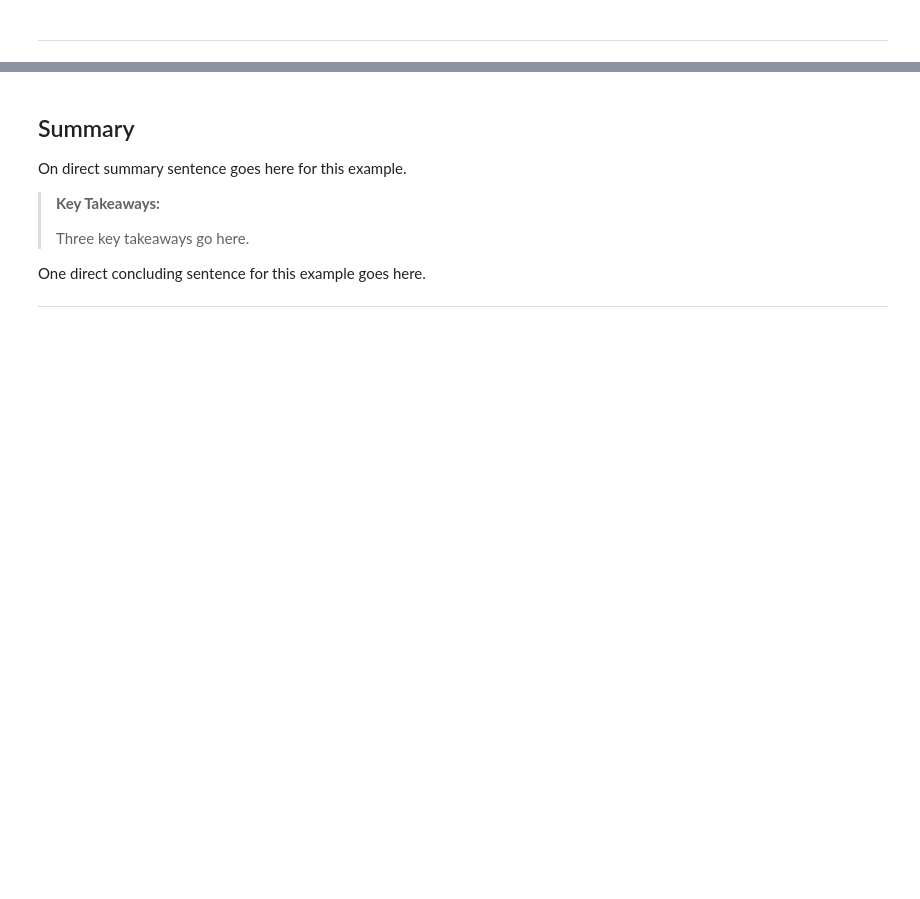
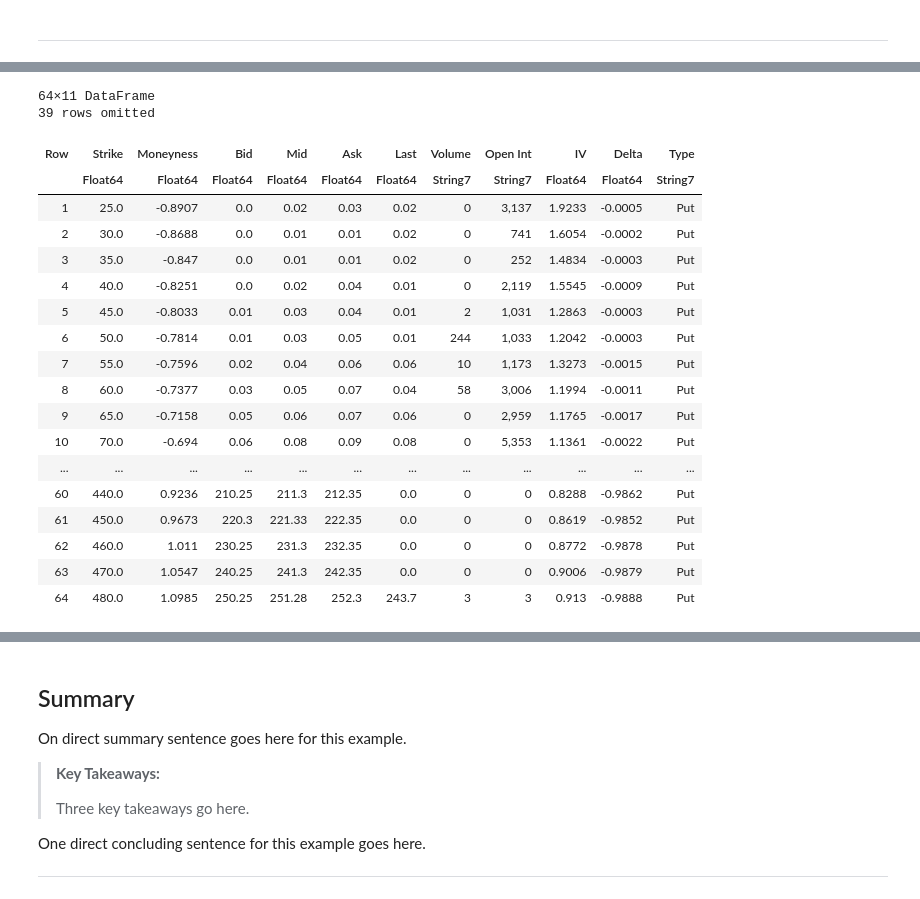
Before and after one commit to sp2229/CHEME-5660-CourseRepository-Fall-2025, a Jupyter notebook: lectures/week-10/L10b/CHEME-5660-L10b-Example-AmericanContractsPremium-Fall-2025.ipynb, the cells around one changed output, grey strips where cells are left out. Cells and saved outputs as stored; diff of their text form; code cells hidden in the pictures; blank space fills up the shorter version.

```diff
--- a/lectures/week-10/L10b/CHEME-5660-L10b-Example-AmericanContractsPremium-Fall-2025.ipynb
+++ b/lectures/week-10/L10b/CHEME-5660-L10b-Example-AmericanContractsPremium-Fall-2025.ipynb
@@ -83,0 +275,23 @@ Fill me in.
+# %%
+put_contract_data = filter(row -> row[:Type] == "Put", optionschain)
+# %% [output]
+64×11 DataFrame
+39 rows omitted
+| Row | Strike | Moneyness | Bid | Mid | Ask | Last | Volume | Open Int | IV | Delta | Type |
+|  | Float64 | Float64 | Float64 | Float64 | Float64 | Float64 | String7 | String7 | Float64 | Float64 | String7 |
+| 1 | 25.0 | -0.8907 | 0.0 | 0.02 | 0.03 | 0.02 | 0 | 3,137 | 1.9233 | -0.0005 | Put |
+| 2 | 30.0 | -0.8688 | 0.0 | 0.01 | 0.01 | 0.02 | 0 | 741 | 1.6054 | -0.0002 | Put |
+| 3 | 35.0 | -0.847 | 0.0 | 0.01 | 0.01 | 0.02 | 0 | 252 | 1.4834 | -0.0003 | Put |
+| 4 | 40.0 | -0.8251 | 0.0 | 0.02 | 0.04 | 0.01 | 0 | 2,119 | 1.5545 | -0.0009 | Put |
+| 5 | 45.0 | -0.8033 | 0.01 | 0.03 | 0.04 | 0.01 | 2 | 1,031 | 1.2863 | -0.0003 | Put |
+| 6 | 50.0 | -0.7814 | 0.01 | 0.03 | 0.05 | 0.01 | 244 | 1,033 | 1.2042 | -0.0003 | Put |
+| 7 | 55.0 | -0.7596 | 0.02 | 0.04 | 0.06 | 0.06 | 10 | 1,173 | 1.3273 | -0.0015 | Put |
+| 8 | 60.0 | -0.7377 | 0.03 | 0.05 | 0.07 | 0.04 | 58 | 3,006 | 1.1994 | -0.0011 | Put |
+| 9 | 65.0 | -0.7158 | 0.05 | 0.06 | 0.07 | 0.06 | 0 | 2,959 | 1.1765 | -0.0017 | Put |
+| 10 | 70.0 | -0.694 | 0.06 | 0.08 | 0.09 | 0.08 | 0 | 5,353 | 1.1361 | -0.0022 | Put |
+| ... | ... | ... | ... | ... | ... | ... | ... | ... | ... | ... | ... |
+| 60 | 440.0 | 0.9236 | 210.25 | 211.3 | 212.35 | 0.0 | 0 | 0 | 0.8288 | -0.9862 | Put |
+| 61 | 450.0 | 0.9673 | 220.3 | 221.33 | 222.35 | 0.0 | 0 | 0 | 0.8619 | -0.9852 | Put |
+| 62 | 460.0 | 1.011 | 230.25 | 231.3 | 232.35 | 0.0 | 0 | 0 | 0.8772 | -0.9878 | Put |
+| 63 | 470.0 | 1.0547 | 240.25 | 241.3 | 242.35 | 0.0 | 0 | 0 | 0.9006 | -0.9879 | Put |
+| 64 | 480.0 | 1.0985 | 250.25 | 251.28 | 252.3 | 243.7 | 3 | 3 | 0.913 | -0.9888 | Put |
```
Also changed, not shown: parts of 17 cells of this notebook.
